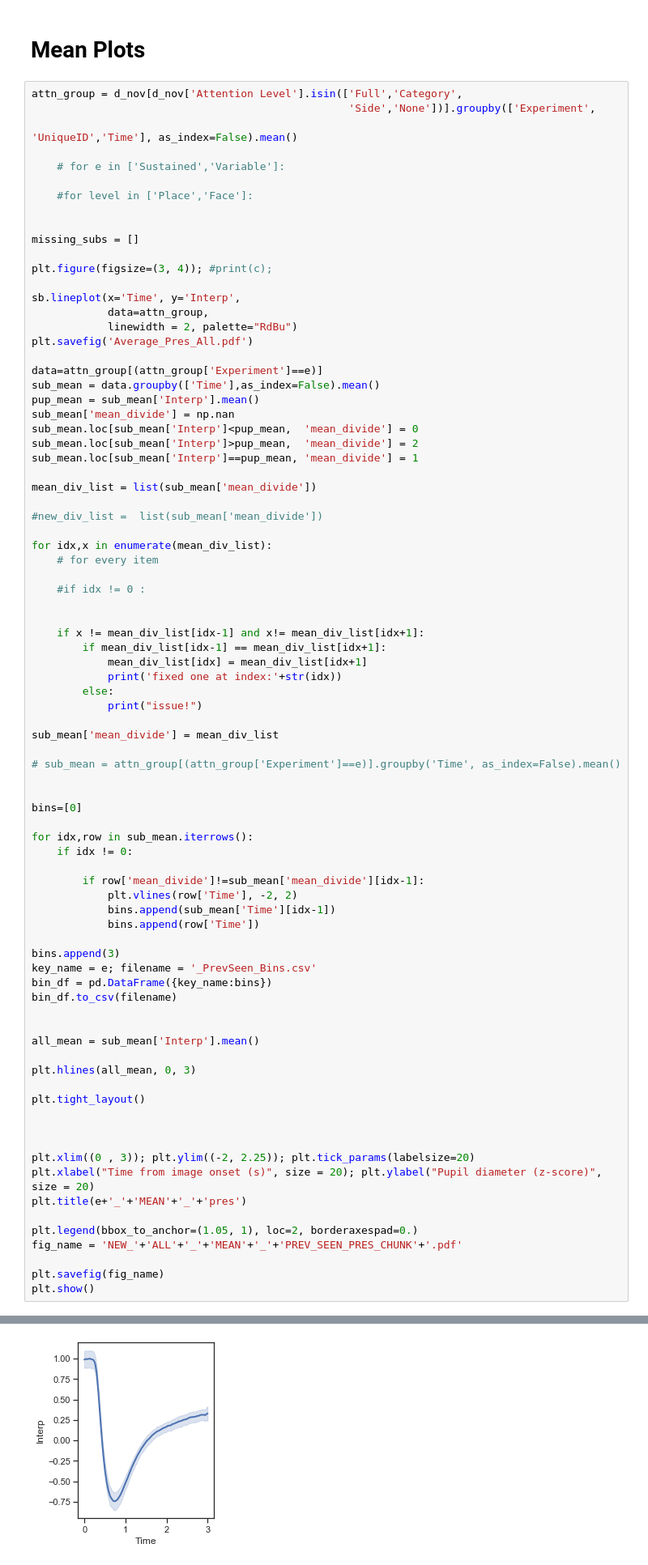
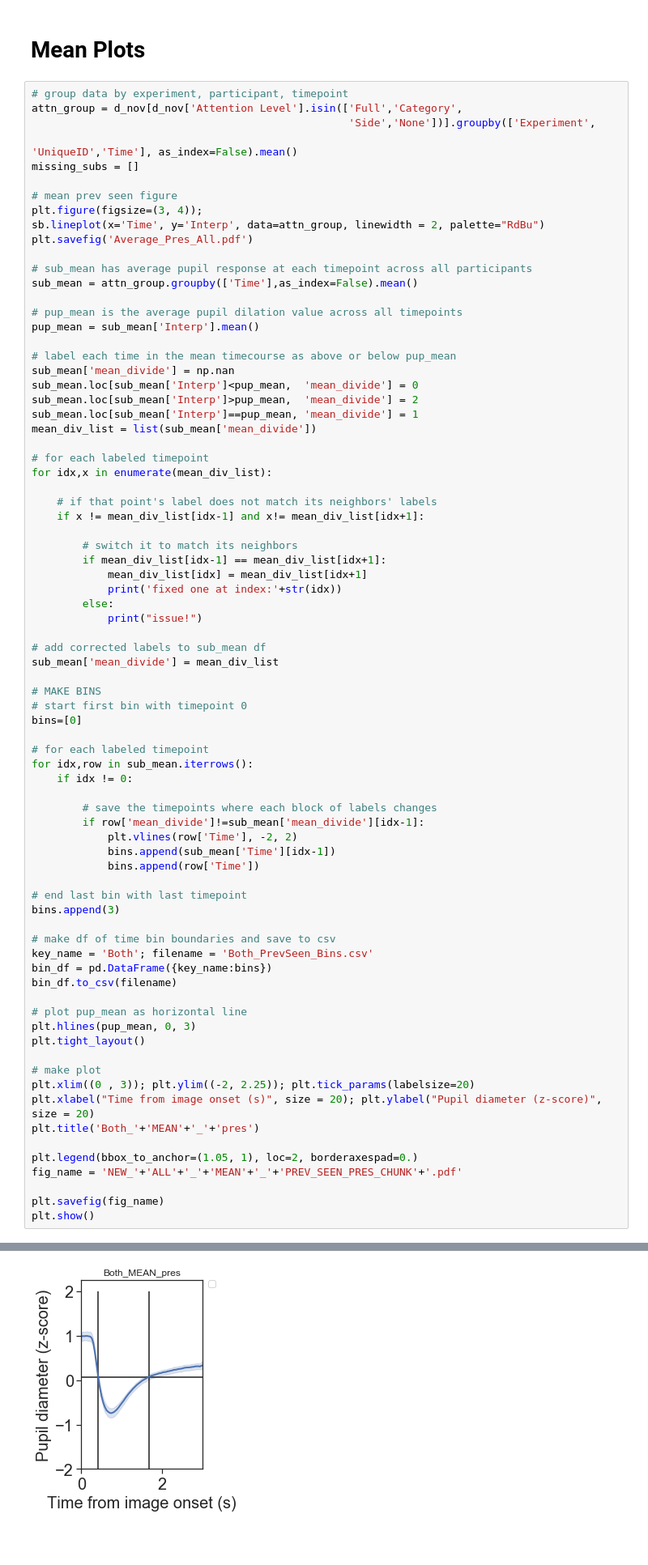
Before and after one commit to ContextLab/pupil-memory-analysis, a Jupyter notebook: code/3_analyze_data_pres.ipynb, the cells around one changed output, grey strips where cells are left out. Shown at 81% size. Cells and saved outputs as stored; diff of their text form; blank space fills up the shorter version.

```diff
--- a/code/3_analyze_data_pres.ipynb
+++ b/code/3_analyze_data_pres.ipynb
@@ -382,81 +194,76 @@ for index,row in labeled[(~labeled['p_run'].isna())&(~labeled['Familiarity Ratin
 # %% [markdown]
 # Mean Plots
 # %%
+# group data by experiment, participant, timepoint
 attn_group = d_nov[d_nov['Attention Level'].isin(['Full','Category',
                                                   'Side','None'])].groupby(['Experiment',
                                                                             'UniqueID','Time'], as_index=False).mean()
-
-    # for e in ['Sustained','Variable']:
-
-    #for level in ['Place','Face']:
-
-
 missing_subs = []
 
-plt.figure(figsize=(3, 4)); #print(c);
-
-sb.lineplot(x='Time', y='Interp',
-            data=attn_group,
-            linewidth = 2, palette="RdBu")
+# mean prev seen figure
+plt.figure(figsize=(3, 4));
+sb.lineplot(x='Time', y='Interp', data=attn_group, linewidth = 2, palette="RdBu")
 plt.savefig('Average_Pres_All.pdf')
 
-data=attn_group[(attn_group['Experiment']==e)]
-sub_mean = data.groupby(['Time'],as_index=False).mean()
+# sub_mean has average pupil response at each timepoint across all participants
+sub_mean = attn_group.groupby(['Time'],as_index=False).mean()
+
+# pup_mean is the average pupil dilation value across all timepoints
 pup_mean = sub_mean['Interp'].mean()
+
+# label each time in the mean timecourse as above or below pup_mean
 sub_mean['mean_divide'] = np.nan
 sub_mean.loc[sub_mean['Interp']<pup_mean,  'mean_divide'] = 0
 sub_mean.loc[sub_mean['Interp']>pup_mean,  'mean_divide'] = 2
 sub_mean.loc[sub_mean['Interp']==pup_mean, 'mean_divide'] = 1
-
 mean_div_list = list(sub_mean['mean_divide'])
 
-#new_div_list =  list(sub_mean['mean_divide'])
+# for each labeled timepoint
+for idx,x in enumerate(mean_div_list):
 
-for idx,x in enumerate(mean_div_list):
-    # for every item
+    # if that point's label does not match its neighbors' labels
+    if x != mean_div_list[idx-1] and x!= mean_div_list[idx+1]:
 
-    #if idx != 0 :
-
-
-    if x != mean_div_list[idx-1] and x!= mean_div_list[idx+1]:
+        # switch it to match its neighbors
         if mean_div_list[idx-1] == mean_div_list[idx+1]:
             mean_div_list[idx] = mean_div_list[idx+1]
             print('fixed one at index:'+str(idx))
         else:
             print("issue!")
 
+# add corrected labels to sub_mean df
 sub_mean['mean_divide'] = mean_div_list
 
-# sub_mean = attn_group[(attn_group['Experiment']==e)].groupby('Time', as_index=False).mean()
-
-
+# MAKE BINS
+# start first bin with timepoint 0
 bins=[0]
 
+# for each labeled timepoint
 for idx,row in sub_mean.iterrows():
     if idx != 0:
 
+        # save the timepoints where each block of labels changes
         if row['mean_divide']!=sub_mean['mean_divide'][idx-1]:
             plt.vlines(row['Time'], -2, 2)
             bins.append(sub_mean['Time'][idx-1])
             bins.append(row['Time'])
 
+# end last bin with last timepoint
 bins.append(3)
-key_name = e; filename = '_PrevSeen_Bins.csv'
+
+# make df of time bin boundaries and save to csv
+key_name = 'Both'; filename = 'Both_PrevSeen_Bins.csv'
 bin_df = pd.DataFrame({key_name:bins})
 bin_df.to_csv(filename)
 
-
-all_mean = sub_mean['Interp'].mean()
-
-plt.hlines(all_mean, 0, 3)
-
+# plot pup_mean as horizontal line
+plt.hlines(pup_mean, 0, 3)
 plt.tight_layout()
 
-
-
+# make plot
 plt.xlim((0 , 3)); plt.ylim((-2, 2.25)); plt.tick_params(labelsize=20)
 plt.xlabel("Time from image onset (s)", size = 20); plt.ylabel("Pupil diameter (z-score)", size = 20)
-plt.title(e+'_'+'MEAN'+'_'+'pres')
+plt.title('Both_'+'MEAN'+'_'+'pres')
 
 plt.legend(bbox_to_anchor=(1.05, 1), loc=2, borderaxespad=0.)
 fig_name = 'NEW_'+'ALL'+'_'+'MEAN'+'_'+'PREV_SEEN_PRES_CHUNK'+'.pdf'
@@ -468 +275 @@ NameError: name 'e' is not defined
-[figure, old version]
+[figure, new version]
```
Also changed, not shown: parts of 21 cells of this notebook.
